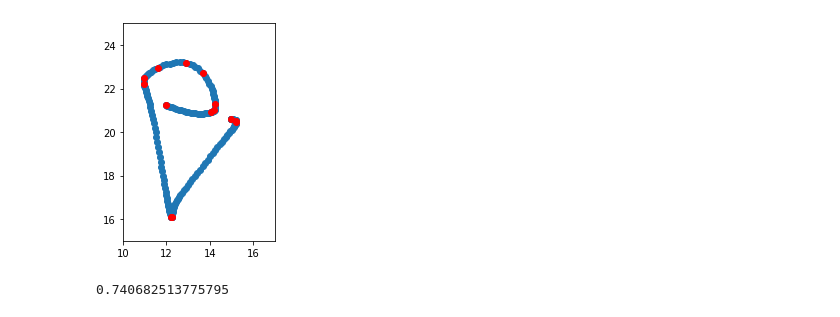
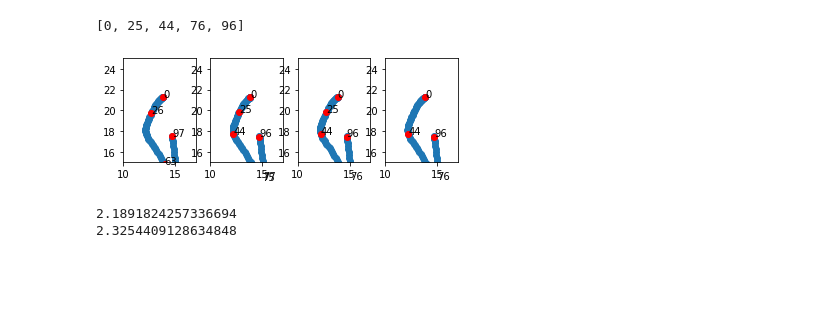
Before and after one commit to xurh20/FingertipGesture, a Jupyter notebook: temp.ipynb, the cells around one changed output. Cells and saved outputs as stored; diff of their text form; code cells hidden in the pictures; blank space fills up the shorter version.

```diff
--- a/temp.ipynb
+++ b/temp.ipynb
@@ -1,4 +1,4 @@
 # %%
 from Plot import *
-path = np.load('new_data/ch_data_letter_dir_0/e_1.npy')
+path = np.load('new_data/ch_data_letter_dir_1/o_0.npy')
 # %%
@@ -80,17 +119,24 @@ for sd in simplified_dir:
         filtered_dir.append(sd)
 # %%
 %matplotlib inline
-plt.axis("scaled")
-plt.xlim(10, 17)
-plt.ylim(15, 25)
-plt.scatter(x,y)
-for f_d in debug_dir:
-    plt.scatter([x[f_d]],[y[f_d]],c='red')
+fig, axes=plt.subplots(1,4)
+for i, l in enumerate([pre_collected_corners,debug_dir,simplified_dir,filtered_dir]):
+    axes[i].axis("scaled")
+    axes[i].set_xlim(10, 17)
+    axes[i].set_ylim(15, 25)
+    axes[i].scatter(x,y)
+    for f_d in l:
+        axes[i].scatter([x[f_d]],[y[f_d]],c='red')
+        axes[i].text(x[f_d],y[f_d],str(f_d))
+simplified_dir
 # %% [output]
+[0, 25, 44, 76, 96]
-[figure, old version]
+[figure, new version]
 # %%
-i=83
-j=105
-(x[i]-x[j])**2+(y[i]-y[j])**2
+i=0
+j=30
+print(x[i]-x[j])
+print(y[i]-y[j])
 # %% [output]
-0.740682513775795
+2.1891824257336694
+2.3254409128634848
```
Also changed, not shown: parts of 4 cells of this notebook, 1 other file.
